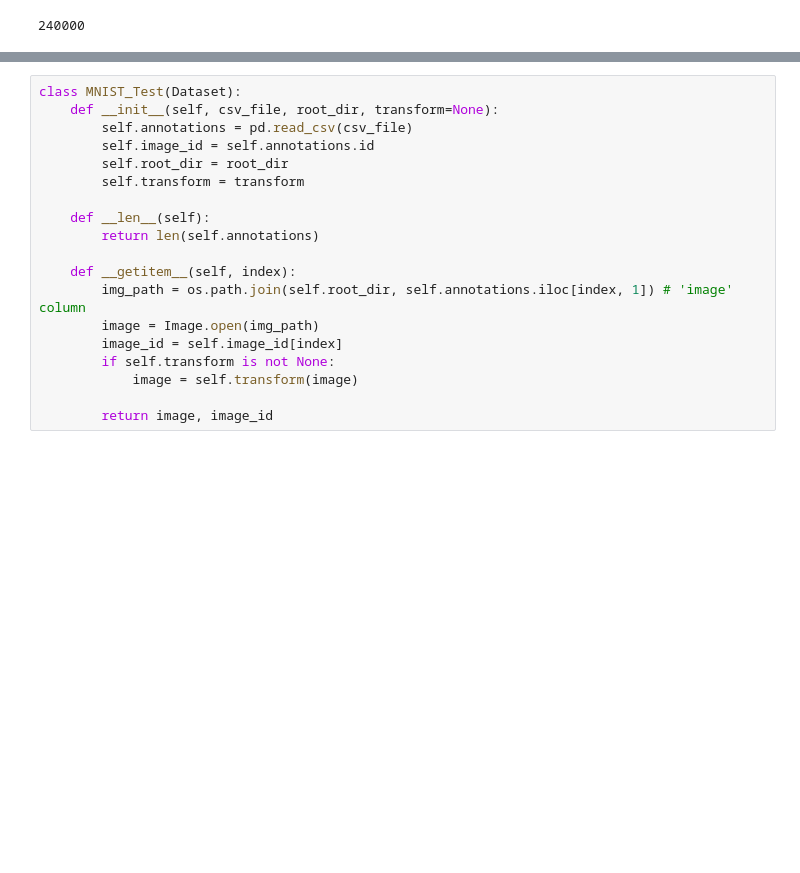
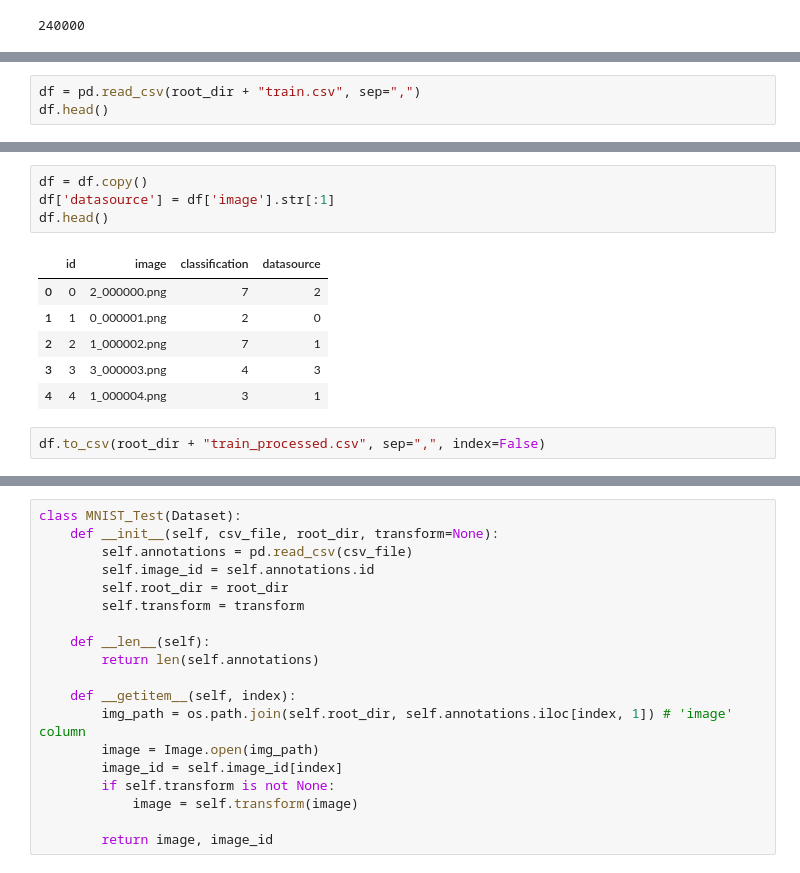
Before and after one commit to dstoecklein/introduction_dl, a Jupyter notebook: assignment4/problem_04_Stoecklein_DenseNet.ipynb, the cells around one changed output, grey strips where cells are left out. Drawn from its saved outputs; the diff is of its cells as text; blank space fills up the shorter version.

```diff
--- a/assignment4/problem_04_Stoecklein_DenseNet.ipynb
+++ b/assignment4/problem_04_Stoecklein_DenseNet.ipynb
@@ -92,0 +96,3 @@ print(len(mnist_train))
+# %%
+df = pd.read_csv(root_dir + "train.csv", sep=",")
+df.head()
@@ -92,0 +106,13 @@ print(len(mnist_train))
+# %%
+df = df.copy()
+df['datasource'] = df['image'].str[:1]
+df.head()
+# %% [output]
+|  | id | image | classification | datasource |
+| 0 | 0 | 2_000000.png | 7 | 2 |
+| 1 | 1 | 0_000001.png | 2 | 0 |
+| 2 | 2 | 1_000002.png | 7 | 1 |
+| 3 | 3 | 3_000003.png | 4 | 3 |
+| 4 | 4 | 1_000004.png | 3 | 1 |
+# %%
+df.to_csv(root_dir + "train_processed.csv", sep=",", index=False)
```
Also changed, not shown: parts of 27 cells of this notebook, 2 other files.
